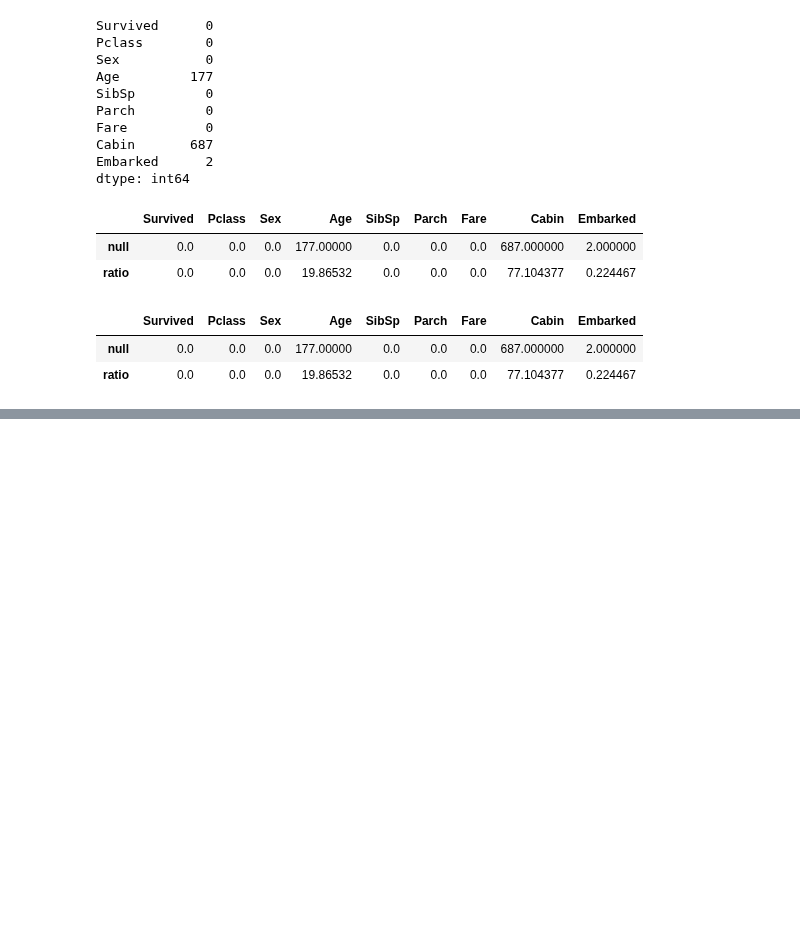
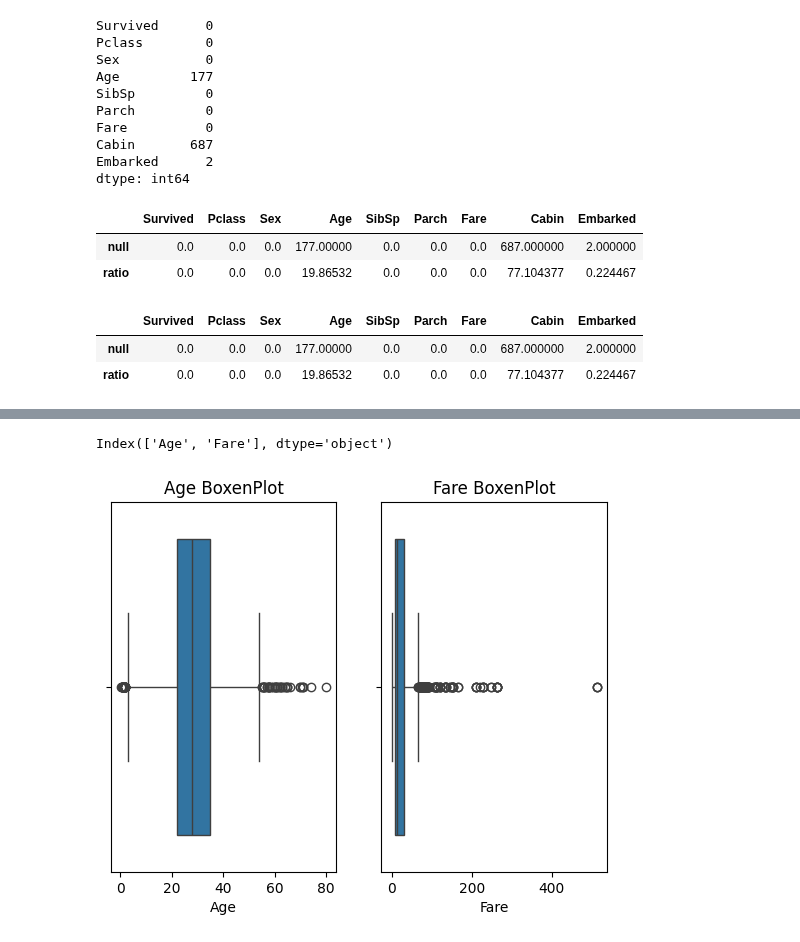
Before and after one commit to MohamedGamal-Ahmed/Ai_Amit_Diploma, a Jupyter notebook: Amit_82.ipynb, the cells around one changed output, grey strips where cells are left out. Drawn from its saved outputs; the diff is of its cells as text; code cells hidden in the pictures; blank space fills up the shorter version.

Commit message:
add data preprossess

```diff
--- a/Amit_82.ipynb
+++ b/Amit_82.ipynb
@@ -840,0 +891,4 @@ is_null(df)  # Call the is_null function to get the count and ratio of null valu
+# %%
+median = df['Age'].median()  # Calculate the median of the 'Age' column
+df['Age'].fillna(median, inplace=True)  # Fill null values in the 'Age' column with the calculated median value
+df .Age  # Display the first few rows of the 'Age' column after filling null values with the median
@@ -840,0 +908,13 @@ is_null(df)  # Call the is_null function to get the count and ratio of null valu
+# %%
+num_cols =df.select_dtypes('number').columns  # Select all numeric columns in the DataFrame
+num_cols  # Display the names of all numeric columns in the DataFrame
+# %% [output]
+Index(['Age', 'Fare'], dtype='object')
+# %%
+plt.Figure(figsize=(8, 1)) # Create a new figure with a specified size
+for i ,col in enumerate(num_cols): # Iterate over the numeric columns in the DataFrame
+    plt.subplot(1, 2, i+1) # Create a subplot for each numeric column
+    sns.boxplot(df[col], orient='h')  # Create a horizontal boxen plot for each numeric column in the DataFrame
+    plt.title(f"{col} BoxenPlot")  # Set the title of each subplot to the name of the column
+# %% [output]
+[figure, added]
```
Also changed, not shown: parts of 41 cells of this notebook, 8 other files.
